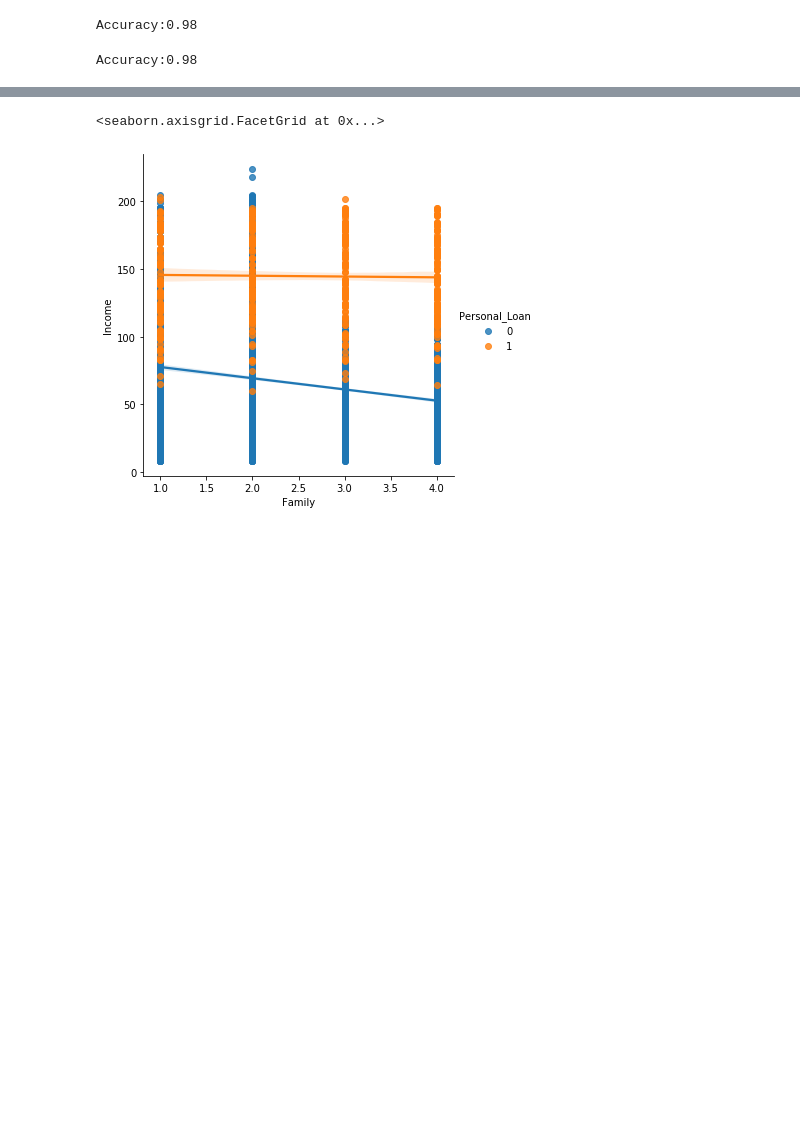
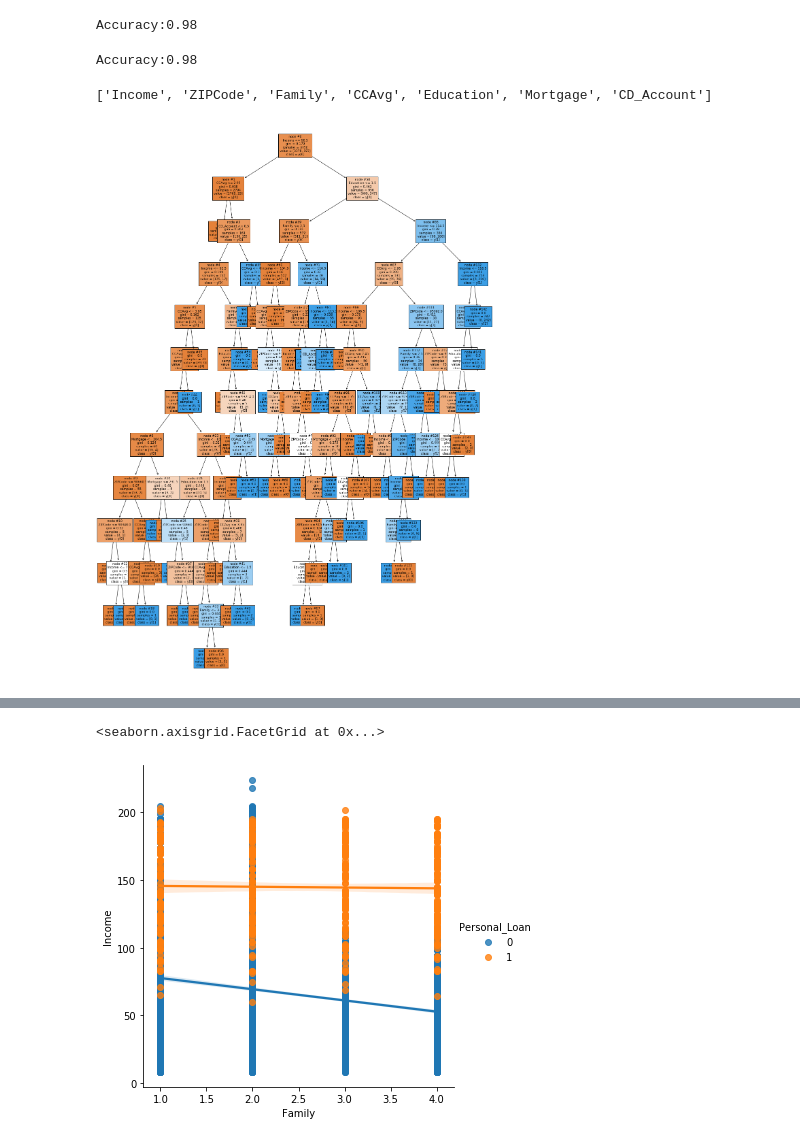
Before and after one commit to KyLarson-Research/DecisionTree, a Jupyter notebook: Loan_Model.ipynb, the cells around one changed output, grey strips where cells are left out. Saved outputs shown, nothing was run; the diff lists cells and outputs as text; code cells hidden in the pictures; blank space fills up the shorter version.

```diff
--- a/Loan_Model.ipynb
+++ b/Loan_Model.ipynb
@@ -545,3 +584,22 @@ Accuracy:0.98
 print("Accuracy:"+str(accuracy_score(val_y, val_predictions)))
 # %% [output]
 Accuracy:0.98
+# %%
+#VISUALIZING THE DECISION TREE
+column_names = list(X.columns)
+feature_names = column_names
+print(feature_names)
+# %% [output]
+['Income', 'ZIPCode', 'Family', 'CCAvg', 'Education', 'Mortgage', 'CD_Account']
+# %%
+plt.figure(figsize=(20,30))
+
+out = tree.plot_tree(dTree,feature_names=feature_names,filled=True,fontsize=9,node_ids=True,class_names=True)
+for o in out:
+     arrow = o.arrow_patch
+     if arrow is not None:
+        arrow.set_edgecolor('black')
+        arrow.set_linewidth(1)
+plt.show()
+# %% [output]
+[figure, added]
```
Also changed, not shown: parts of 26 cells of this notebook.
